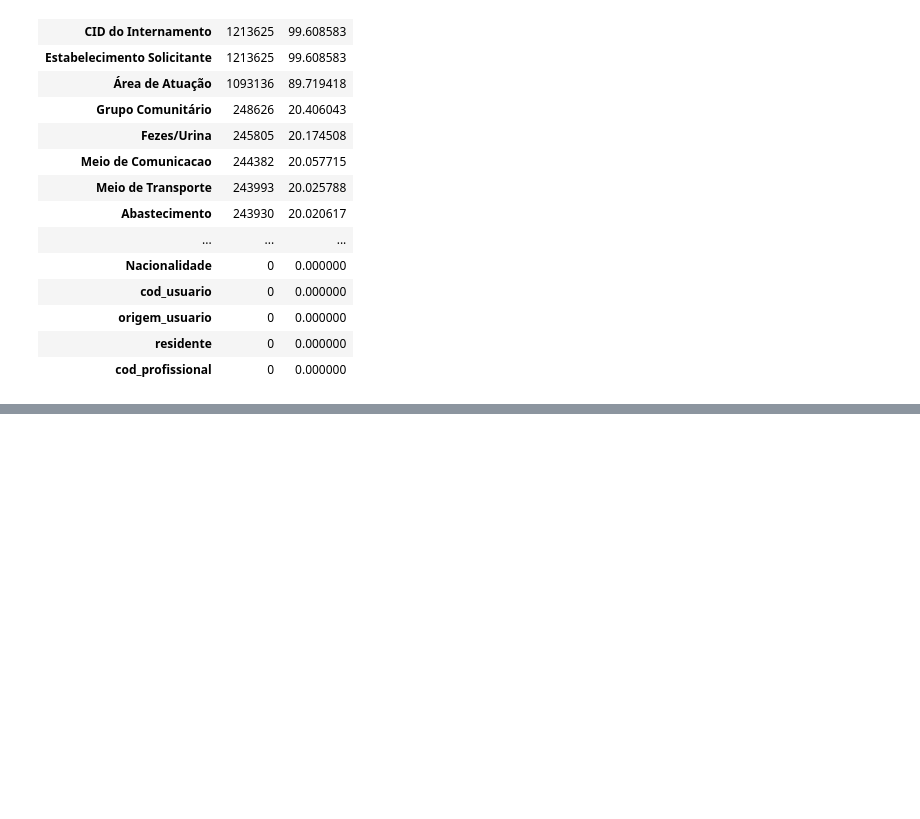
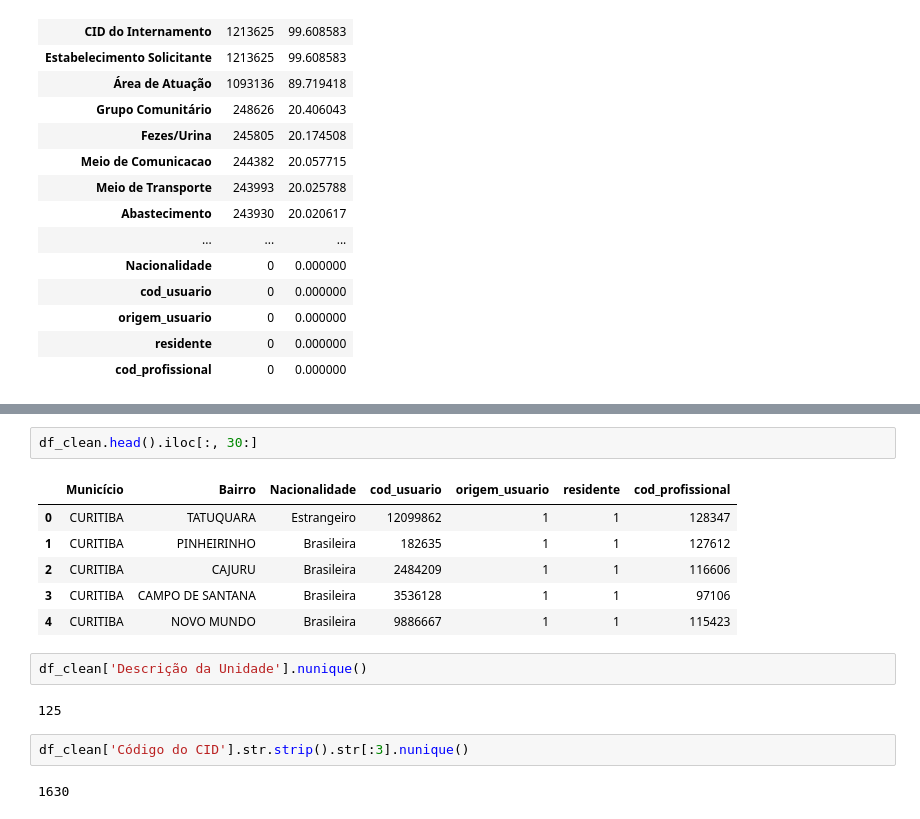
Before and after one commit to IagoIJ/medical_care_curitiba, a Jupyter notebook: data_analysis.ipynb, the cells around one changed output, grey strips where cells are left out. Saved outputs shown, nothing was run; the diff lists cells and outputs as text; blank space fills up the shorter version.

```diff
--- a/data_analysis.ipynb
+++ b/data_analysis.ipynb
@@ -57,0 +115,17 @@ df[['Data do Internamento']].describe()
+# %%
+df_clean.head().iloc[:, 30:]
+# %% [output]
+|  | Municício | Bairro | Nacionalidade | cod_usuario | origem_usuario | residente | cod_profissional |
+| 0 | CURITIBA | TATUQUARA | Estrangeiro | 12099862 | 1 | 1 | 128347 |
+| 1 | CURITIBA | PINHEIRINHO | Brasileira | 182635 | 1 | 1 | 127612 |
+| 2 | CURITIBA | CAJURU | Brasileira | 2484209 | 1 | 1 | 116606 |
+| 3 | CURITIBA | CAMPO DE SANTANA | Brasileira | 3536128 | 1 | 1 | 97106 |
+| 4 | CURITIBA | NOVO MUNDO | Brasileira | 9886667 | 1 | 1 | 115423 |
+# %%
+df_clean['Descrição da Unidade'].nunique()
+# %% [output]
+125
+# %%
+df_clean['Código do CID'].str.strip().str[:3].nunique()
+# %% [output]
+1630
```
Also changed, not shown: parts of 15 cells of this notebook.
